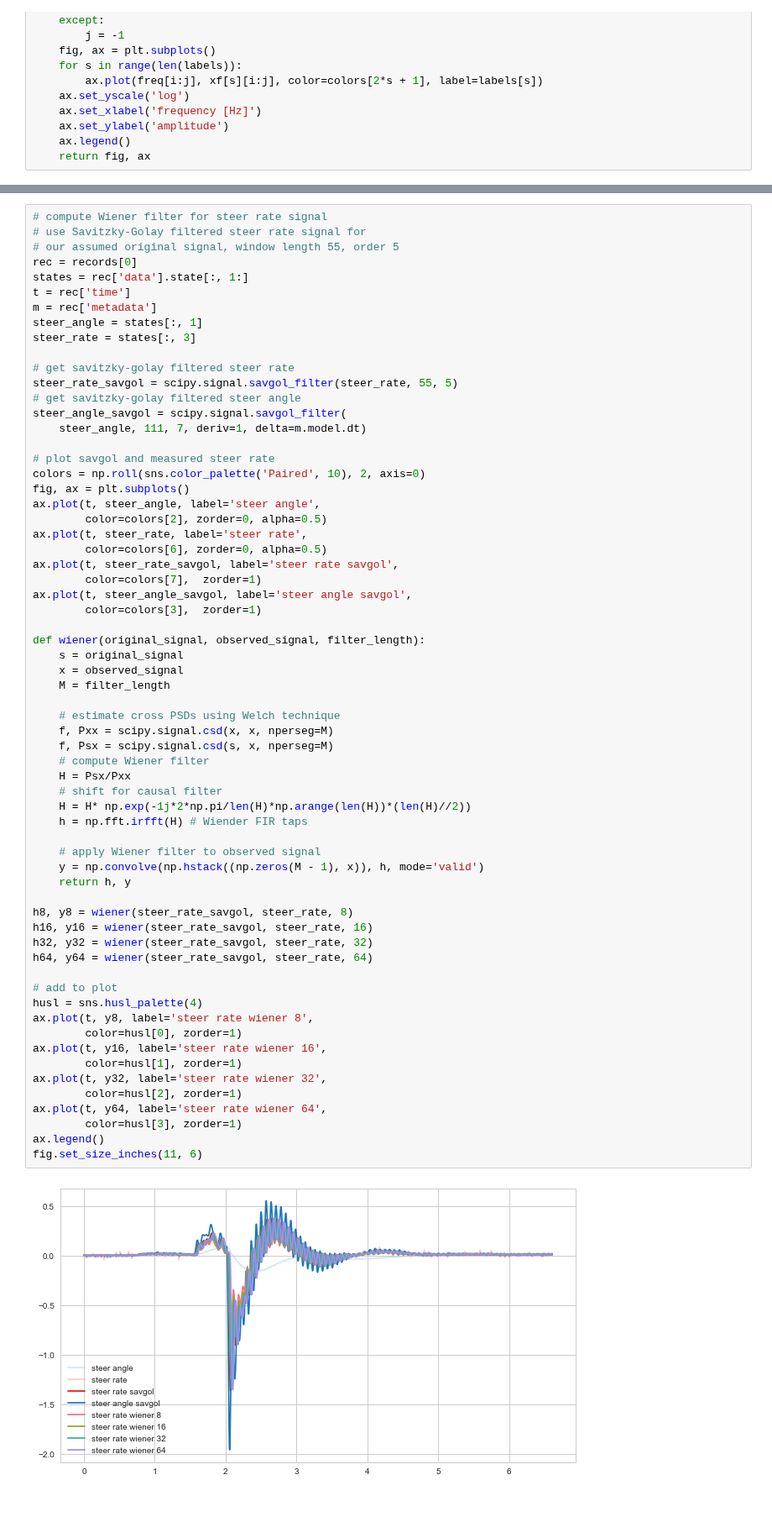
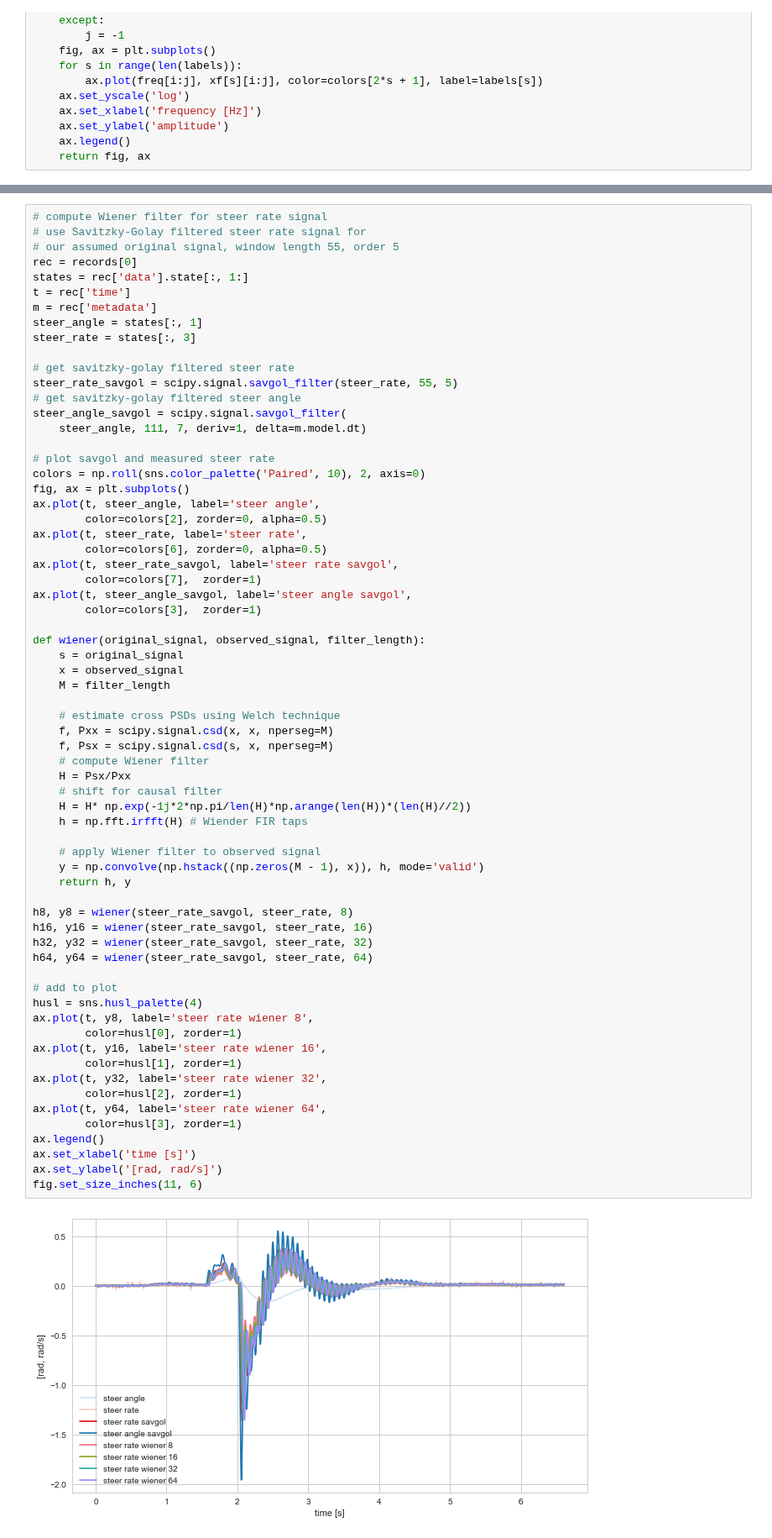
Before and after one commit to oliverlee/phobos, a Jupyter notebook: scripts/icsc2017/plot_impulse_response.ipynb, the cells around one changed output, grey strips where cells are left out. Shown at 84% size. Drawn from its saved outputs; the diff is of its cells as text; blank space fills up the shorter version.

```diff
--- a/scripts/icsc2017/plot_impulse_response.ipynb
+++ b/scripts/icsc2017/plot_impulse_response.ipynb
@@ -221,31 +221,33 @@ def wiener(original_signal, observed_signal, filter_length):
     f, Pxx = scipy.signal.csd(x, x, nperseg=M)
     f, Psx = scipy.signal.csd(s, x, nperseg=M)
     # compute Wiener filter
     H = Psx/Pxx
     # shift for causal filter
     H = H* np.exp(-1j*2*np.pi/len(H)*np.arange(len(H))*(len(H)//2))
     h = np.fft.irfft(H) # Wiender FIR taps
 
     # apply Wiener filter to observed signal
     y = np.convolve(np.hstack((np.zeros(M - 1), x)), h, mode='valid')
     return h, y
 
 h8, y8 = wiener(steer_rate_savgol, steer_rate, 8)
 h16, y16 = wiener(steer_rate_savgol, steer_rate, 16)
 h32, y32 = wiener(steer_rate_savgol, steer_rate, 32)
 h64, y64 = wiener(steer_rate_savgol, steer_rate, 64)
 
 # add to plot
 husl = sns.husl_palette(4)
 ax.plot(t, y8, label='steer rate wiener 8',
         color=husl[0], zorder=1)
 ax.plot(t, y16, label='steer rate wiener 16',
         color=husl[1], zorder=1)
 ax.plot(t, y32, label='steer rate wiener 32',
         color=husl[2], zorder=1)
 ax.plot(t, y64, label='steer rate wiener 64',
         color=husl[3], zorder=1)
 ax.legend()
+ax.set_xlabel('time [s]')
+ax.set_ylabel('[rad, rad/s]')
 fig.set_size_inches(11, 6)
 # %% [output]
-[figure, old version]
+[figure, new version]
```
Also changed, not shown: parts of 2 cells of this notebook.
